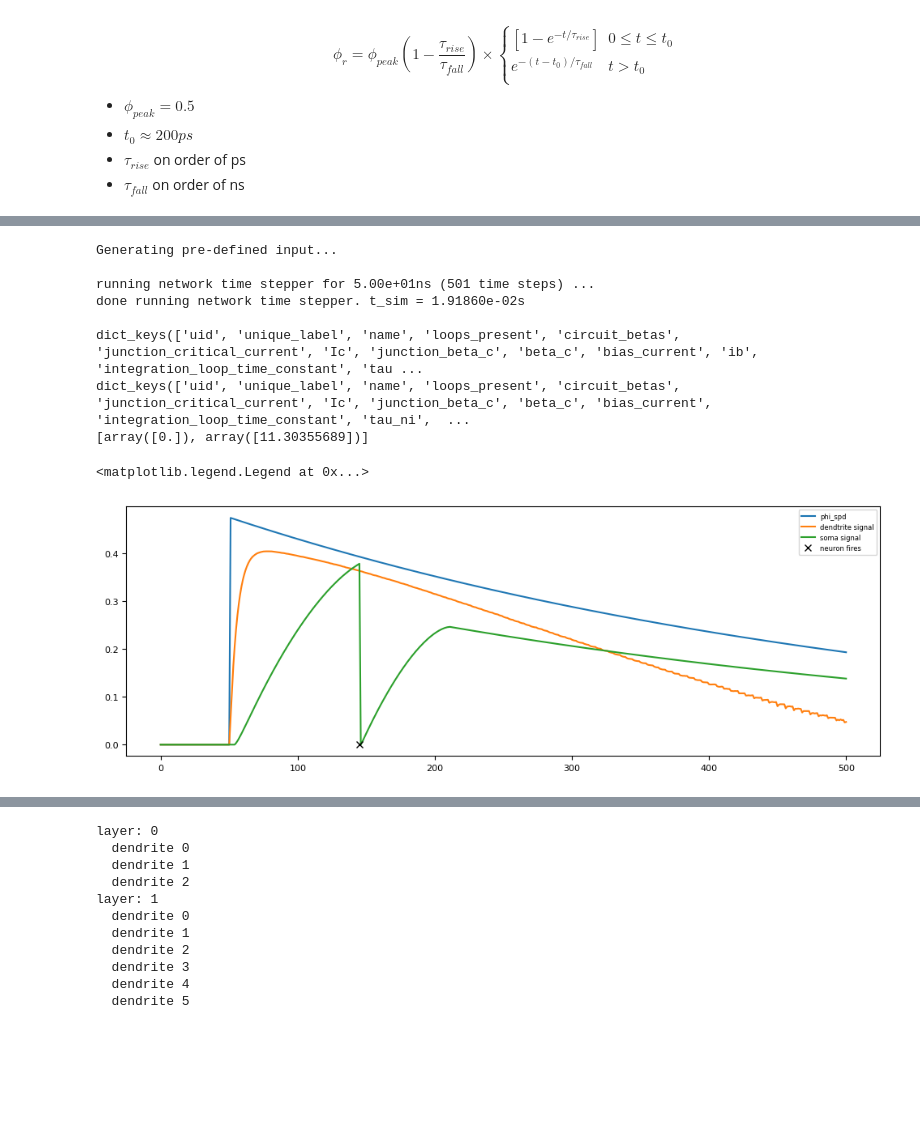
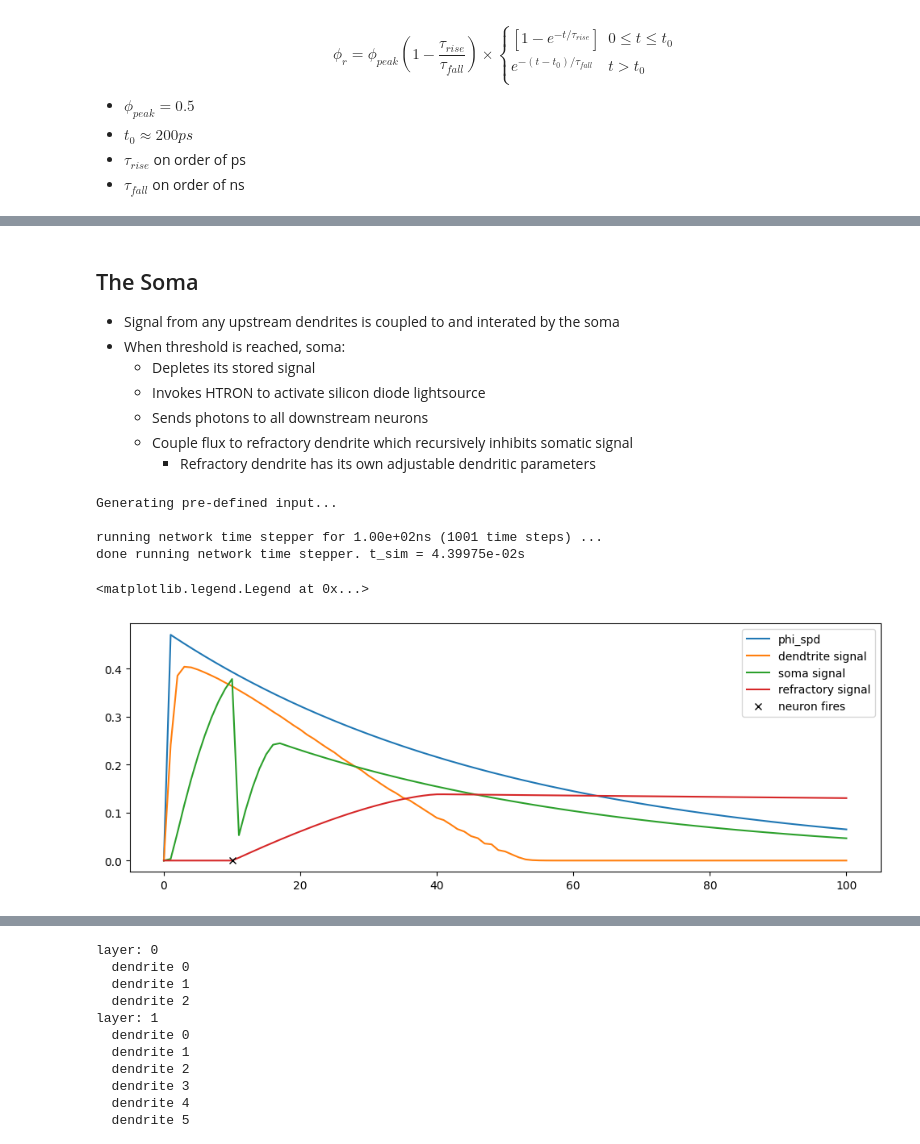
Before and after one commit to ryangitsit/sim_soens, a Jupyter notebook: soen_tutorial.ipynb, the cells around one changed output, grey strips where cells are left out. Cells and saved outputs as stored; diff of their text form; code cells hidden in the pictures; blank space fills up the shorter version.

```diff
--- a/soen_tutorial.ipynb
+++ b/soen_tutorial.ipynb
@@ -84,54 +208,45 @@ $$\phi_r = \phi_{peak}(1-\frac{\tau_{rise}}{\tau_{fall}})\times   \left\{
+# %% [markdown]
+## The Soma
+- Signal from any upstream dendrites is coupled to and interated by the soma
+- When threshold is reached, soma:
+  - Depletes its stored signal
+  - Invokes HTRON to activate silicon diode lightsource
+  - Sends photons to all downstream neurons
+  - Couple flux to refractory dendrite which recursively inhibits somatic signal
+    - Refractory dendrite has its own adjustable dendritic parameters
 # %%
-def_spikes = [[0],[5]]
-input_ = SuperInput(channels=1, type='defined', defined_spikes=def_spikes, duration=50)
 default_neuron_params["s_th_factor_n"] = 0.5
 default_neuron_params['w_dn'] = 1
 default_neuron_params['tau_di'] = 1
+default_neuron_params['tau_ref'] = 1000
+def_spikes = [[0],[.5]]
+input_ = SuperInput(channels=1, type='defined', defined_spikes=def_spikes, duration=100)
 
 sing = CustomNeurons(type='single',**default_neuron_params)
 sing.synapse.add_input(input_.signals[0])
-# print(sing.synapse.__dict__)
 
 net = network(name = 'network_under_test')
 net.add_neuron(sing.neuron)
-net.run_sim(dt = .1, tf = 50)
+net.run_sim(dt = .1, tf = 100)
 net.get_recordings()
-
-# print(net.neurons[1].dend__nr_ni.synaptic_inputs)
-# print(net.neurons[1].dend__nr_ni.s)
-print(sing.dendrite.__dict__.keys())
-print(net.neurons[1].__dict__.keys())
-
-# print(sing.dendrite.__dict__['r_fq__subarray'])
-# print(sing.dendrite.synaptic_inputs[1].phi_spd)
 
 spd = sing.dendrite.synaptic_inputs[1].phi_spd
 dend_s = sing.dendrite.s
 signal = net.neurons[1].dend__nr_ni.s
-net.get_recordings()
-print(net.spikes)
-tau_convert = 1/net.neurons[1].time_params['t_tau_conversion']
+ref = net.neurons[1].dend__ref.s
 
-
-import matplotlib.pyplot as plt
 plt.figure(figsize=(12,4))
-plt.plot(spd, label='phi_spd')
-plt.plot(dend_s, label='dendtrite signal')
-plt.plot(signal, label='soma signal')
-plt.plot(net.spikes[1]*tau_convert*10*1000,net.spikes[0],'xk', label='neuron fires')
+plt.plot(spd[::10], label='phi_spd')
+plt.plot(dend_s[::10], label='dendtrite signal')
+plt.plot(signal[::10], label='soma signal')
+plt.plot(ref[::10], label='refractory signal')
+plt.plot(net.spikes[1]*1000,net.spikes[0],'xk', label='neuron fires')
 plt.legend()
-
-# sing.plot_simple = True
-# net.plot()
 # %% [output]
 Generating pre-defined input...
 
-running network time stepper for 5.00e+01ns (501 time steps) ...
-done running network time stepper. t_sim = 1.91860e-02s
-
-dict_keys(['uid', 'unique_label', 'name', 'loops_present', 'circuit_betas', 'junction_critical_current', 'Ic', 'junction_beta_c', 'beta_c', 'bias_current', 'ib', 'integration_loop_time_constant', 'tau ...
-dict_keys(['uid', 'unique_label', 'name', 'loops_present', 'circuit_betas', 'junction_critical_current', 'Ic', 'junction_beta_c', 'beta_c', 'bias_current', 'integration_loop_time_constant', 'tau_ni',  ...
-[array([0.]), array([11.30355689])]
+running network time stepper for 1.00e+02ns (1001 time steps) ...
+done running network time stepper. t_sim = 4.39975e-02s
 <matplotlib.legend.Legend at 0x...>
-[figure, old version]
+[figure, new version]
 # %%
```
Also changed, not shown: parts of 18 cells of this notebook, 4 other files.
